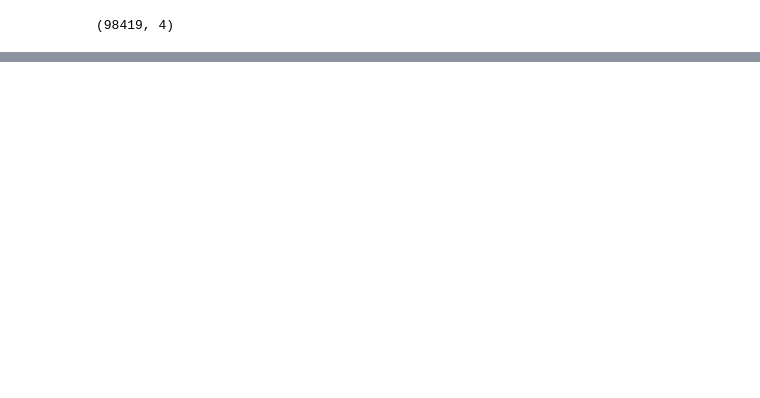
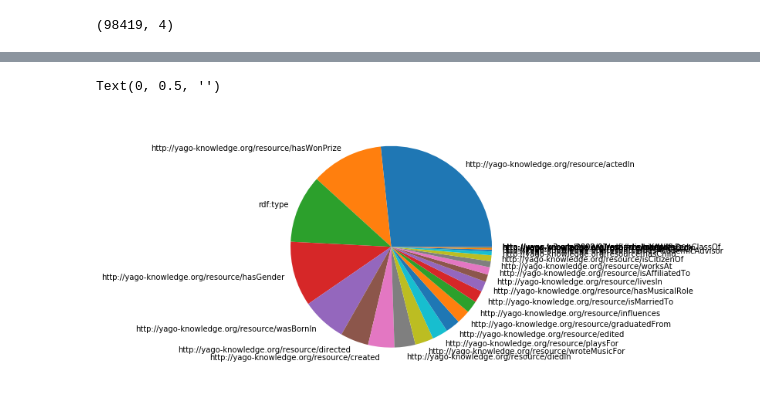
Before and after one commit to RDF-Molecules/kg-embeddings, a Jupyter notebook: Yago10_person.ipynb, the cells around one changed output, grey strips where cells are left out. Cells and saved outputs as stored; diff of their text form; code cells hidden in the pictures; blank space fills up the shorter version.

Commit message:
Update Yago10_person

```diff
--- a/Yago10_person.ipynb
+++ b/Yago10_person.ipynb
@@ -335,0 +369,4 @@ yago10_person.to_csv(input_path + 'Yago10_person/without semantics/' + 'yago_dat
+# %%
+y10_no_sem = input_path + 'Yago10_person/without semantics/' + 'yago_dataset_person.nt'
+y10_no_semantics = Graph()
+y10_no_semantics.parse(y10_no_sem, format="nt")
@@ -335,0 +377,3 @@ yago10_person.to_csv(input_path + 'Yago10_person/without semantics/' + 'yago_dat
+# %%
+yago10_person_semantics = yago_dataset_person + y10_no_semantics
+yago10_person_semantics.serialize(destination=input_path + 'Yago10_person/with semantics/' + 'yago_dataset_person.nt', format='nt')
@@ -335,0 +382,3 @@ yago10_person.to_csv(input_path + 'Yago10_person/without semantics/' + 'yago_dat
+# %%
+print(len(yago10_person_semantics))
+yago_semantics=LocalEndpoint(yago10_person_semantics)
@@ -335,0 +389,21 @@ yago10_person.to_csv(input_path + 'Yago10_person/without semantics/' + 'yago_dat
+# %%
+subject=yago_semantics.select("""
+   SELECT ?s (COUNT(*) AS ?count) {
+      ?s ?p ?o .
+
+   } GROUP BY ?s ORDER BY DESC(?count)
+""")
+
+properties=yago_semantics.select("""
+   SELECT ?p (COUNT(*) AS ?count) {
+      ?s ?p ?o .
+
+   } GROUP BY ?p ORDER BY DESC(?count)
+""")
+
+obj = yago_semantics.select("""
+   SELECT ?o (COUNT(*) AS ?count) {
+      ?s ?p ?o .
+
+   } GROUP BY ?o ORDER BY DESC(?count)
+""")
@@ -335,0 +415,5 @@ yago10_person.to_csv(input_path + 'Yago10_person/without semantics/' + 'yago_dat
+# %%
+properties["count"].plot.pie(figsize=(6,6)).set_ylabel('')
+# %% [output]
+Text(0, 0.5, '')
+[figure, added]
```
Also changed, not shown: parts of 16 cells of this notebook, 4 other files.
